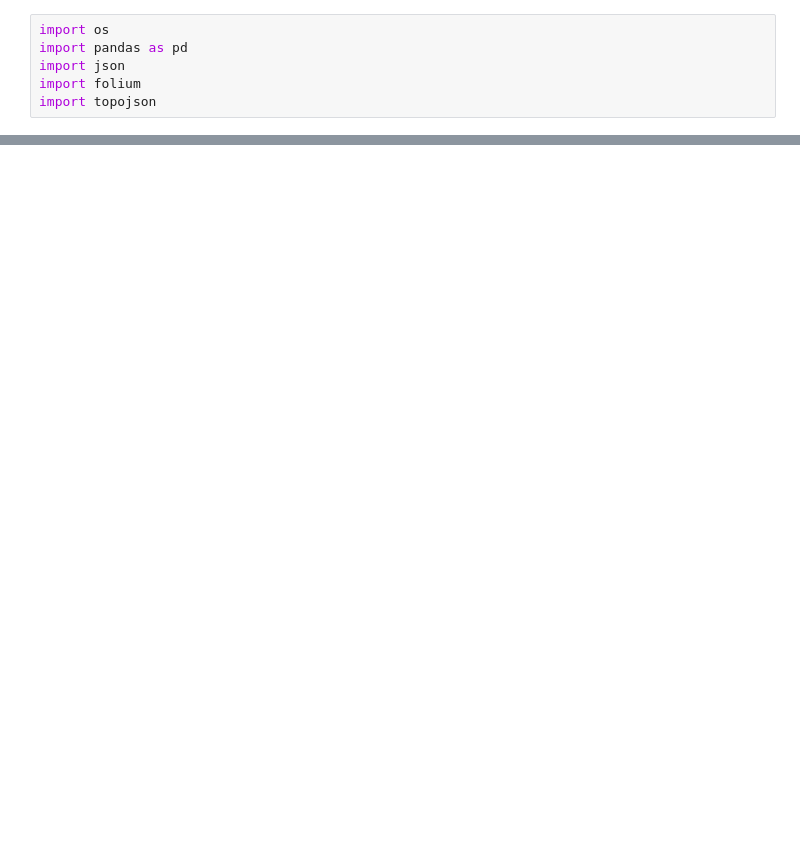
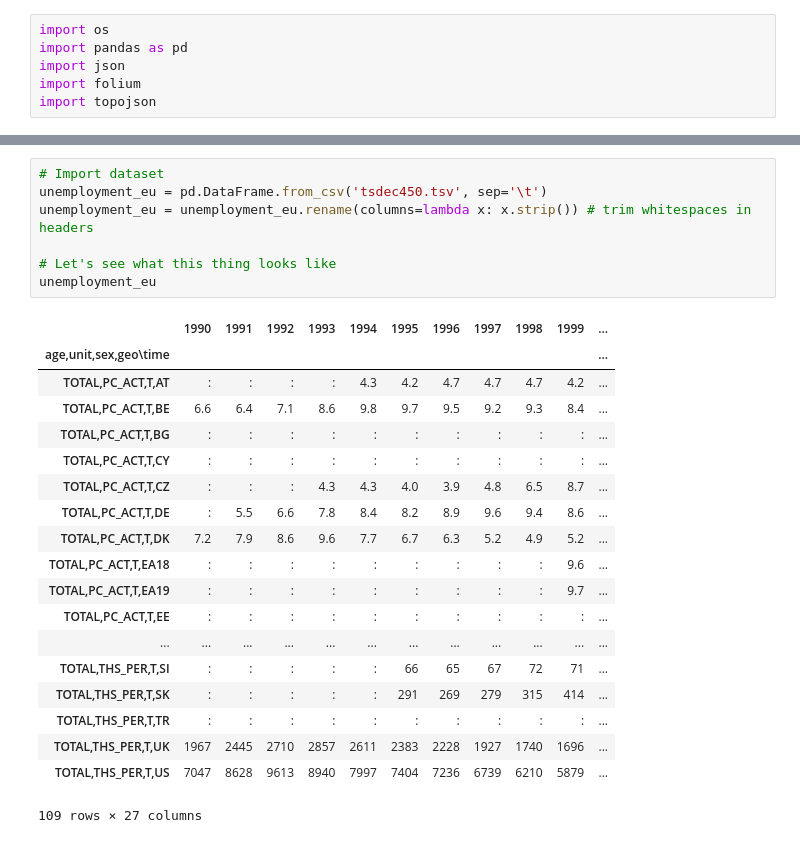
Before and after one commit to mosimann/ADA, a Jupyter notebook: 03 - Interactive Viz/Homework 3.ipynb, the cells around one changed output, grey strips where cells are left out. Cells and saved outputs as stored; diff of their text form; blank space fills up the shorter version.

```diff
--- a/03 - Interactive Viz/Homework 3.ipynb
+++ b/03 - Interactive Viz/Homework 3.ipynb
@@ -108,0 +23,27 @@ unemployment_data
+# %%
+# Import dataset
+unemployment_eu = pd.DataFrame.from_csv('tsdec450.tsv', sep='\t')
+unemployment_eu = unemployment_eu.rename(columns=lambda x: x.strip()) # trim whitespaces in headers
+
+# Let's see what this thing looks like
+unemployment_eu
+# %% [output]
+|  | 1990 | 1991 | 1992 | 1993 | 1994 | 1995 | 1996 | 1997 | 1998 | 1999 | ... |
+| age,unit,sex,geo\time |  |  |  |  |  |  |  |  |  |  | ... |
+| TOTAL,PC_ACT,T,AT | : | : | : | : | 4.3 | 4.2 | 4.7 | 4.7 | 4.7 | 4.2 | ... |
+| TOTAL,PC_ACT,T,BE | 6.6 | 6.4 | 7.1 | 8.6 | 9.8 | 9.7 | 9.5 | 9.2 | 9.3 | 8.4 | ... |
+| TOTAL,PC_ACT,T,BG | : | : | : | : | : | : | : | : | : | : | ... |
+| TOTAL,PC_ACT,T,CY | : | : | : | : | : | : | : | : | : | : | ... |
+| TOTAL,PC_ACT,T,CZ | : | : | : | 4.3 | 4.3 | 4.0 | 3.9 | 4.8 | 6.5 | 8.7 | ... |
+| TOTAL,PC_ACT,T,DE | : | 5.5 | 6.6 | 7.8 | 8.4 | 8.2 | 8.9 | 9.6 | 9.4 | 8.6 | ... |
+| TOTAL,PC_ACT,T,DK | 7.2 | 7.9 | 8.6 | 9.6 | 7.7 | 6.7 | 6.3 | 5.2 | 4.9 | 5.2 | ... |
+| TOTAL,PC_ACT,T,EA18 | : | : | : | : | : | : | : | : | : | 9.6 | ... |
+| TOTAL,PC_ACT,T,EA19 | : | : | : | : | : | : | : | : | : | 9.7 | ... |
+| TOTAL,PC_ACT,T,EE | : | : | : | : | : | : | : | : | : | : | ... |
+| ... | ... | ... | ... | ... | ... | ... | ... | ... | ... | ... | ... |
+| TOTAL,THS_PER,T,SI | : | : | : | : | : | 66 | 65 | 67 | 72 | 71 | ... |
+| TOTAL,THS_PER,T,SK | : | : | : | : | : | 291 | 269 | 279 | 315 | 414 | ... |
+| TOTAL,THS_PER,T,TR | : | : | : | : | : | : | : | : | : | : | ... |
+| TOTAL,THS_PER,T,UK | 1967 | 2445 | 2710 | 2857 | 2611 | 2383 | 2228 | 1927 | 1740 | 1696 | ... |
+| TOTAL,THS_PER,T,US | 7047 | 8628 | 9613 | 8940 | 7997 | 7404 | 7236 | 6739 | 6210 | 5879 | ... |
+109 rows × 27 columns
```
Also changed, not shown: parts of 17 cells of this notebook, 2 other files.
